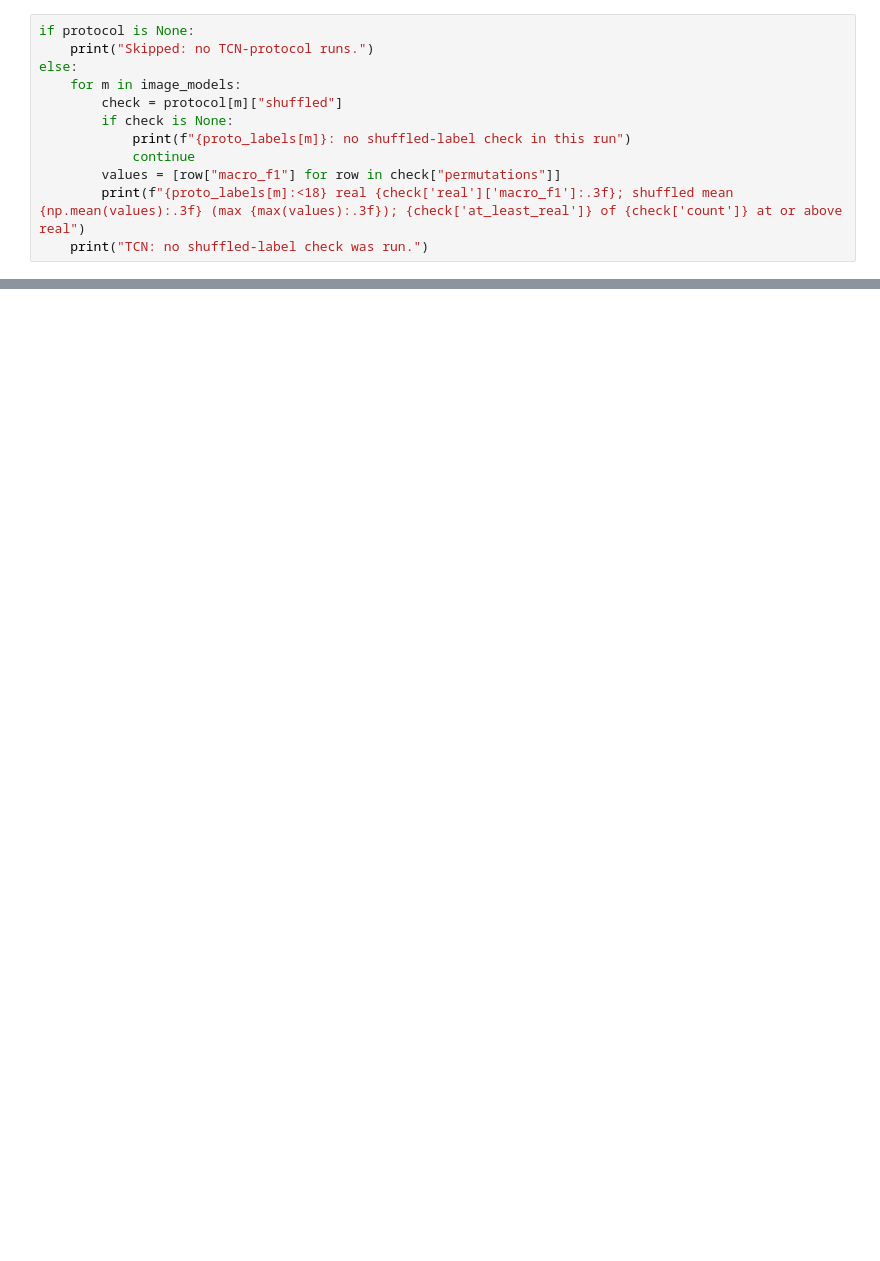
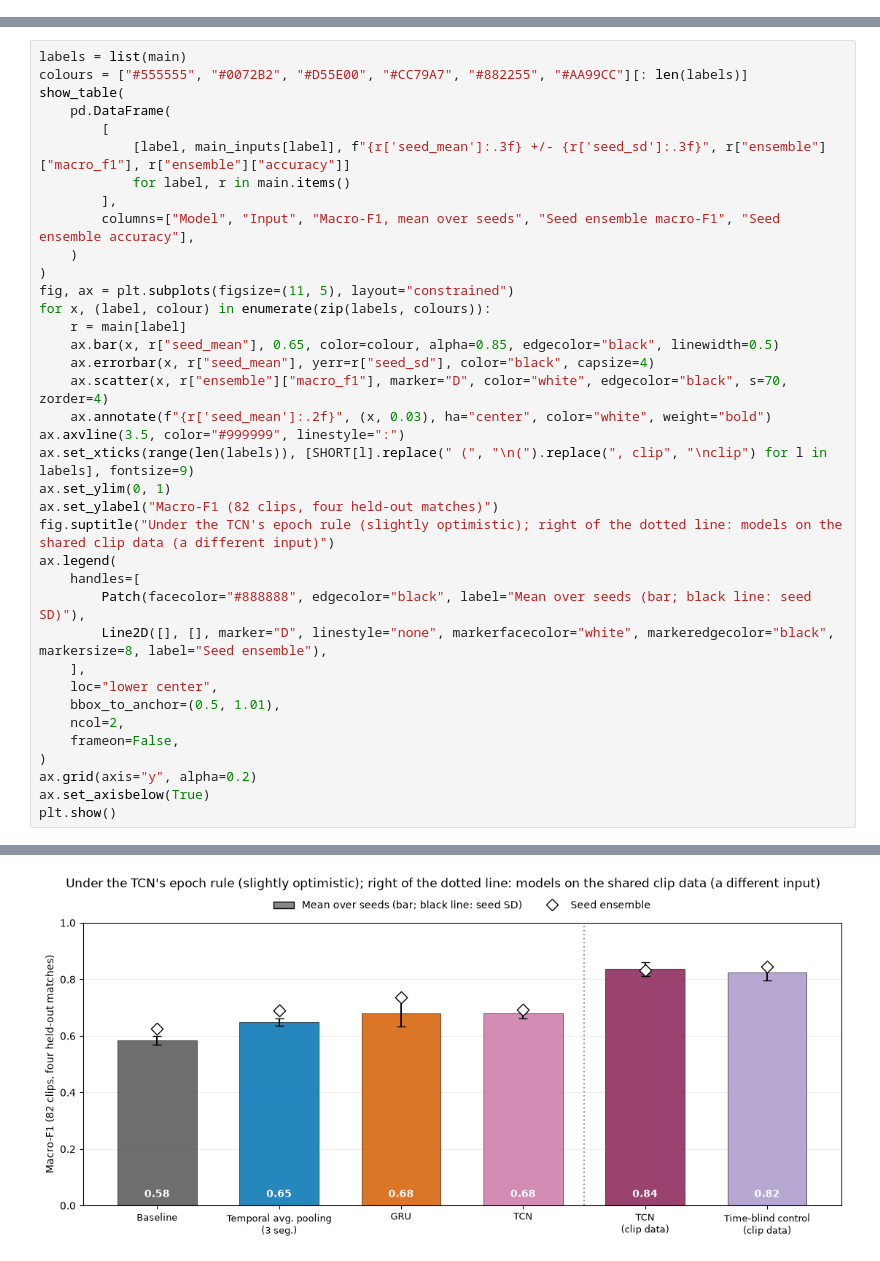
Before and after one commit to FraggyVz/CV-DL, a Jupyter notebook: notebooks/tactic-model-comparison.ipynb, the cells around one changed output, grey strips where cells are left out. Drawn from its saved outputs; the diff is of its cells as text; blank space fills up the shorter version.

Commit message:
Restructure the model comparison notebook around the TCN's epoch rule

```diff
--- a/notebooks/tactic-model-comparison.ipynb
+++ b/notebooks/tactic-model-comparison.ipynb
@@ -842,12 +0,0 @@ As above, for the three ResNet models refitted under the TCN's rule: each dot is
-# %%
-if protocol is None:
-    print("Skipped: no TCN-protocol runs.")
-else:
-    for m in image_models:
-        check = protocol[m]["shuffled"]
-        if check is None:
-            print(f"{proto_labels[m]}: no shuffled-label check in this run")
-            continue
-        values = [row["macro_f1"] for row in check["permutations"]]
-        print(f"{proto_labels[m]:<18} real {check['real']['macro_f1']:.3f}; shuffled mean {np.mean(values):.3f} (max {max(values):.3f}); {check['at_least_real']} of {check['count']} at or above real")
-    print("TCN: no shuffled-label check was run.")
@@ -861,0 +308,38 @@ Small classes have very few clips. The summed confusion matrices count repeated
+# %%
+labels = list(main)
+colours = ["#555555", "#0072B2", "#D55E00", "#CC79A7", "#882255", "#AA99CC"][: len(labels)]
+show_table(
+    pd.DataFrame(
+        [
+            [label, main_inputs[label], f"{r['seed_mean']:.3f} +/- {r['seed_sd']:.3f}", r["ensemble"]["macro_f1"], r["ensemble"]["accuracy"]]
+            for label, r in main.items()
+        ],
+        columns=["Model", "Input", "Macro-F1, mean over seeds", "Seed ensemble macro-F1", "Seed ensemble accuracy"],
+    )
+)
+fig, ax = plt.subplots(figsize=(11, 5), layout="constrained")
+for x, (label, colour) in enumerate(zip(labels, colours)):
+    r = main[label]
+    ax.bar(x, r["seed_mean"], 0.65, color=colour, alpha=0.85, edgecolor="black", linewidth=0.5)
+    ax.errorbar(x, r["seed_mean"], yerr=r["seed_sd"], color="black", capsize=4)
+    ax.scatter(x, r["ensemble"]["macro_f1"], marker="D", color="white", edgecolor="black", s=70, zorder=4)
+    ax.annotate(f"{r['seed_mean']:.2f}", (x, 0.03), ha="center", color="white", weight="bold")
+ax.axvline(3.5, color="#999999", linestyle=":")
+ax.set_xticks(range(len(labels)), [SHORT[l].replace(" (", "\n(").replace(", clip", "\nclip") for l in labels], fontsize=9)
+ax.set_ylim(0, 1)
+ax.set_ylabel("Macro-F1 (82 clips, four held-out matches)")
+fig.suptitle("Under the TCN's epoch rule (slightly optimistic); right of the dotted line: models on the shared clip data (a different input)")
+ax.legend(
+    handles=[
+        Patch(facecolor="#888888", edgecolor="black", label="Mean over seeds (bar; black line: seed SD)"),
+        Line2D([], [], marker="D", linestyle="none", markerfacecolor="white", markeredgecolor="black", markersize=8, label="Seed ensemble"),
+    ],
+    loc="lower center",
+    bbox_to_anchor=(0.5, 1.01),
+    ncol=2,
+    frameon=False,
+)
+ax.grid(axis="y", alpha=0.2)
+ax.set_axisbelow(True)
+plt.show()
+# %% [output]
@@ -861,0 +353 @@ Small classes have very few clips. The summed confusion matrices count repeated
+[figure, added]
```
Also changed, not shown: parts of 67 cells of this notebook, 5 other files.
